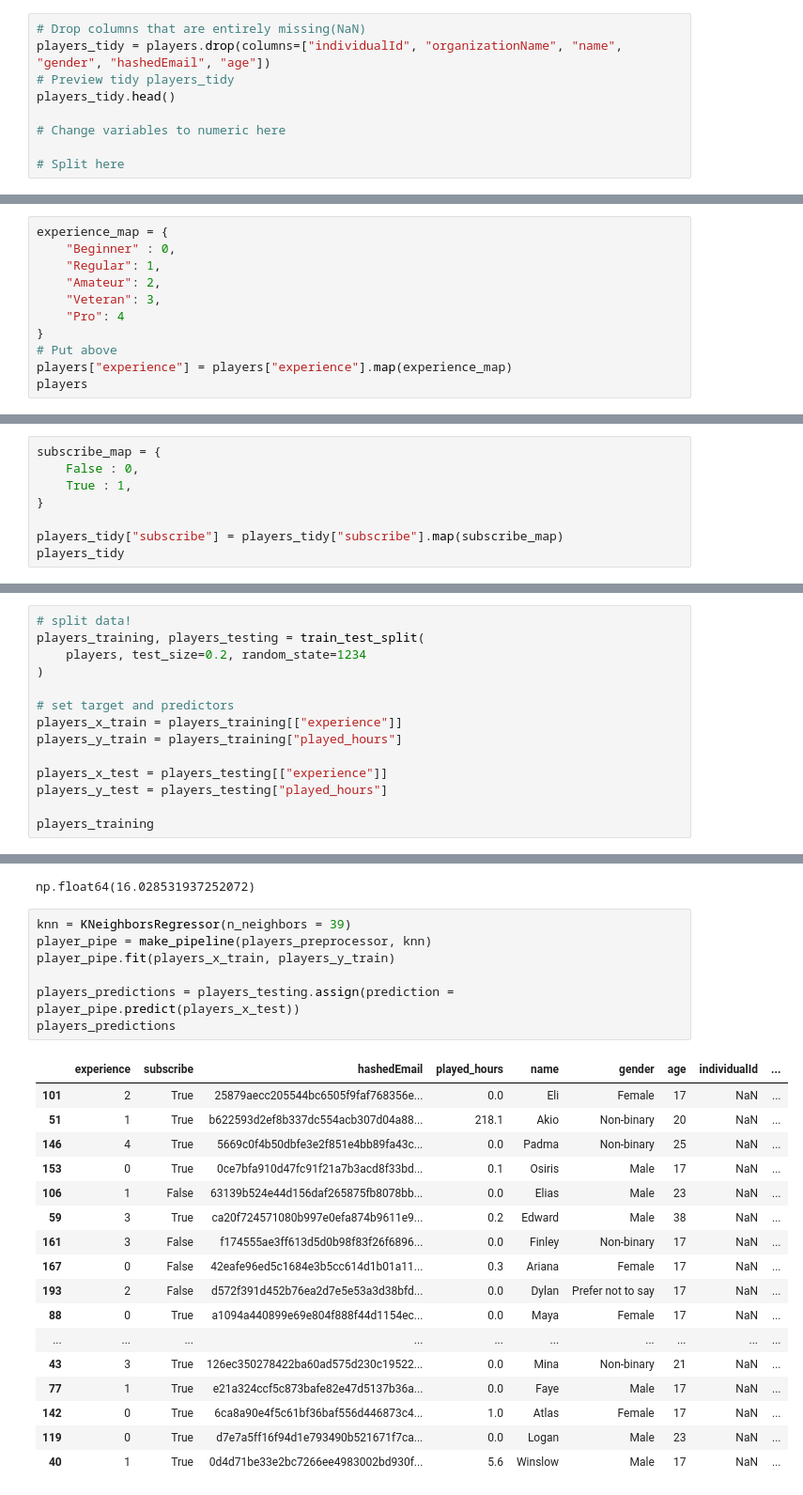
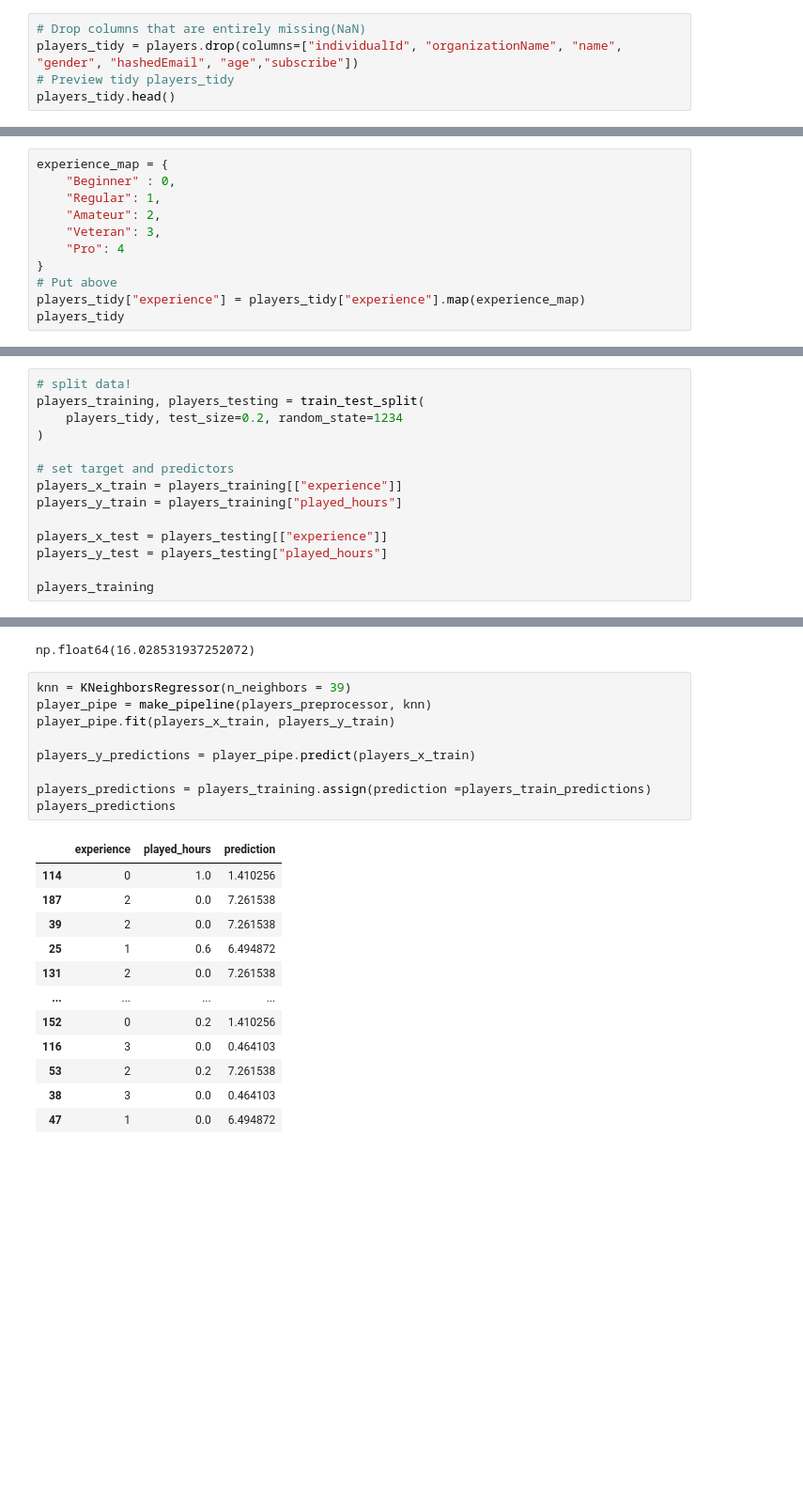
Before and after one commit to sydlpeters/dsci-group-2025w1-group-101-1, a Jupyter notebook: FinalProject.ipynb, the cells around one changed output, grey strips where cells are left out. Shown at 94% size. Drawn from its saved outputs; the diff is of its cells as text; blank space fills up the shorter version.

```diff
--- a/FinalProject.ipynb
+++ b/FinalProject.ipynb
@@ -99,11 +99,7 @@ players
 196 rows × 9 columns
 # %%
 # Drop columns that are entirely missing(NaN)
-players_tidy = players.drop(columns=["individualId", "organizationName", "name", "gender", "hashedEmail", "age"])
+players_tidy = players.drop(columns=["individualId", "organizationName", "name", "gender", "hashedEmail", "age","subscribe"])
 # Preview tidy players_tidy
 players_tidy.head()
-
-# Change variables to numeric here
-
-# Split here
 # %% [output]
@@ -189,6 +187,6 @@ experience_map = {
     "Pro": 4
 }
 # Put above
-players["experience"] = players["experience"].map(experience_map)
-players
+players_tidy["experience"] = players_tidy["experience"].map(experience_map)
+players_tidy
 # %% [output]
@@ -208,8 +205,0 @@ players
-# %%
-subscribe_map = {
-    False : 0,
-    True : 1,
-}
-
-players_tidy["subscribe"] = players_tidy["subscribe"].map(subscribe_map)
-players_tidy
@@ -230,7 +206,7 @@ players_tidy
 # %%
 # split data!
 players_training, players_testing = train_test_split(
-    players, test_size=0.2, random_state=1234
+    players_tidy, test_size=0.2, random_state=1234
 )
 
 # set target and predictors
@@ -339,25 +332,22 @@ np.float64(16.028531937252072)
 # %%
 knn = KNeighborsRegressor(n_neighbors = 39)
 player_pipe = make_pipeline(players_preprocessor, knn)
 player_pipe.fit(players_x_train, players_y_train)
 
-players_predictions = players_testing.assign(prediction = player_pipe.predict(players_x_test))
+players_y_predictions = player_pipe.predict(players_x_train)
+
+players_predictions = players_training.assign(prediction =players_train_predictions)
 players_predictions
 # %% [output]
-|  | experience | subscribe | hashedEmail | played_hours | name | gender | age | individualId | ... |
-| 101 | 2 | True | 25879aecc205544bc6505f9faf768356e... | 0.0 | Eli | Female | 17 | NaN | ... |
-| 51 | 1 | True | b622593d2ef8b337dc554acb307d04a88... | 218.1 | Akio | Non-binary | 20 | NaN | ... |
-| 146 | 4 | True | 5669c0f4b50dbfe3e2f851e4bb89fa43c... | 0.0 | Padma | Non-binary | 25 | NaN | ... |
-| 153 | 0 | True | 0ce7bfa910d47fc91f21a7b3acd8f33bd... | 0.1 | Osiris | Male | 17 | NaN | ... |
-| 106 | 1 | False | 63139b524e44d156daf265875fb8078bb... | 0.0 | Elias | Male | 23 | NaN | ... |
-| 59 | 3 | True | ca20f724571080b997e0efa874b9611e9... | 0.2 | Edward | Male | 38 | NaN | ... |
-| 161 | 3 | False | f174555ae3ff613d5d0b98f83f26f6896... | 0.0 | Finley | Non-binary | 17 | NaN | ... |
-| 167 | 0 | False | 42eafe96ed5c1684e3b5cc614d1b01a11... | 0.3 | Ariana | Female | 17 | NaN | ... |
-| 193 | 2 | False | d572f391d452b76ea2d7e5e53a3d38bfd... | 0.0 | Dylan | Prefer not to say | 17 | NaN | ... |
-| 88 | 0 | True | a1094a440899e69e804f888f44d1154ec... | 0.0 | Maya | Female | 17 | NaN | ... |
-| ... | ... | ... | ... | ... | ... | ... | ... | ... | ... |
-| 43 | 3 | True | 126ec350278422ba60ad575d230c19522... | 0.0 | Mina | Non-binary | 21 | NaN | ... |
-| 77 | 1 | True | e21a324ccf5c873bafe82e47d5137b36a... | 0.0 | Faye | Male | 17 | NaN | ... |
-| 142 | 0 | True | 6ca8a90e4f5c61bf36baf556d446873c4... | 1.0 | Atlas | Female | 17 | NaN | ... |
-| 119 | 0 | True | d7e7a5ff16f94d1e793490b521671f7ca... | 0.0 | Logan | Male | 23 | NaN | ... |
-| 40 | 1 | True | 0d4d71be33e2bc7266ee4983002bd930f... | 5.6 | Winslow | Male | 17 | NaN | ... |
+|  | experience | played_hours | prediction |
+| 114 | 0 | 1.0 | 1.410256 |
+| 187 | 2 | 0.0 | 7.261538 |
+| 39 | 2 | 0.0 | 7.261538 |
+| 25 | 1 | 0.6 | 6.494872 |
+| 131 | 2 | 0.0 | 7.261538 |
+| ... | ... | ... | ... |
+| 152 | 0 | 0.2 | 1.410256 |
+| 116 | 3 | 0.0 | 0.464103 |
+| 53 | 2 | 0.2 | 7.261538 |
+| 38 | 3 | 0.0 | 0.464103 |
+| 47 | 1 | 0.0 | 6.494872 |
```
Also changed, not shown: parts of 31 cells of this notebook.
